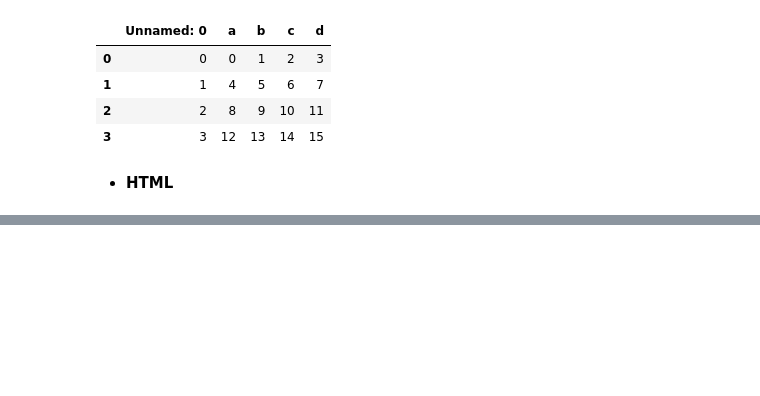
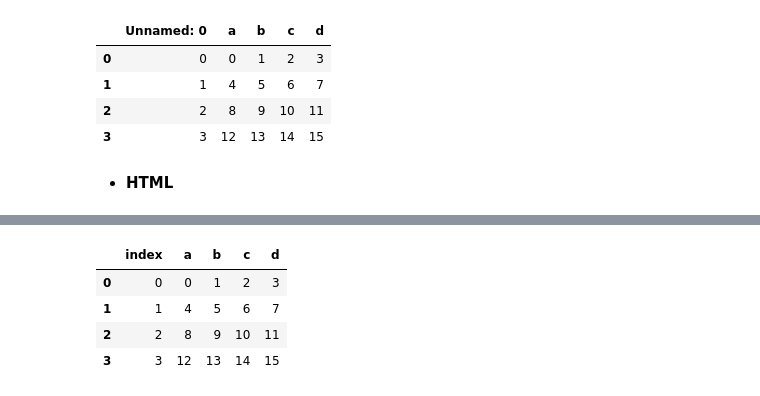
Before and after one commit to Lizaa-sm/python_to_DS, a Jupyter notebook: Python_Pandas/Python_Pandas_VIII.ipynb, the cells around one changed output, grey strips where cells are left out. Drawn from its saved outputs; the diff is of its cells as text; code cells hidden in the pictures; blank space fills up the shorter version.

```diff
--- a/Python_Pandas/Python_Pandas_VIII.ipynb
+++ b/Python_Pandas/Python_Pandas_VIII.ipynb
@@ -81,0 +123,2 @@ pd.read_excel('Excel_2.xlsx')
+# %%
+engine = create_engine("sqlite:///:memory:") # é temporário; se você precisar persistir, use um arquivo
@@ -81,0 +139,13 @@ pd.read_excel('Excel_2.xlsx')
+# %%
+sql_1 = pd.read_sql('my_table', con=engine)
+# To read name of table or query
+# pd.read_sql('my_table', engine)              # tabela inteira
+# pd.read_sql('SELECT a, b FROM my_table', engine)  # query SQL
+# %%
+sql_1
+# %% [output]
+|  | index | a | b | c | d |
+| 0 | 0 | 0 | 1 | 2 | 3 |
+| 1 | 1 | 4 | 5 | 6 | 7 |
+| 2 | 2 | 8 | 9 | 10 | 11 |
+| 3 | 3 | 12 | 13 | 14 | 15 |
```
Also changed, not shown: parts of 10 cells of this notebook, 1 other file.
